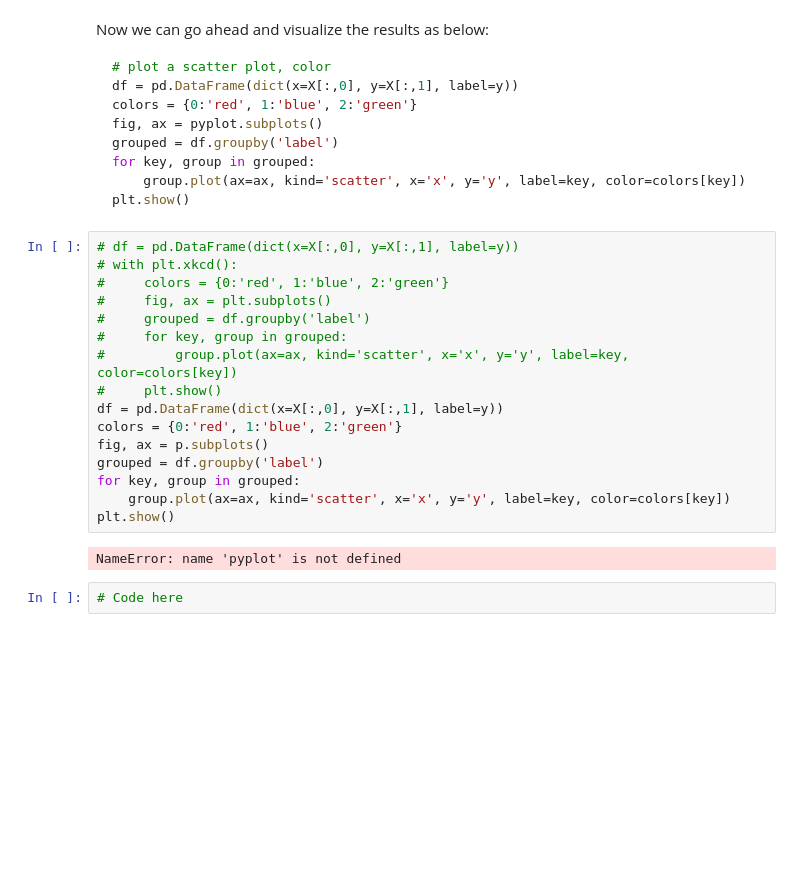
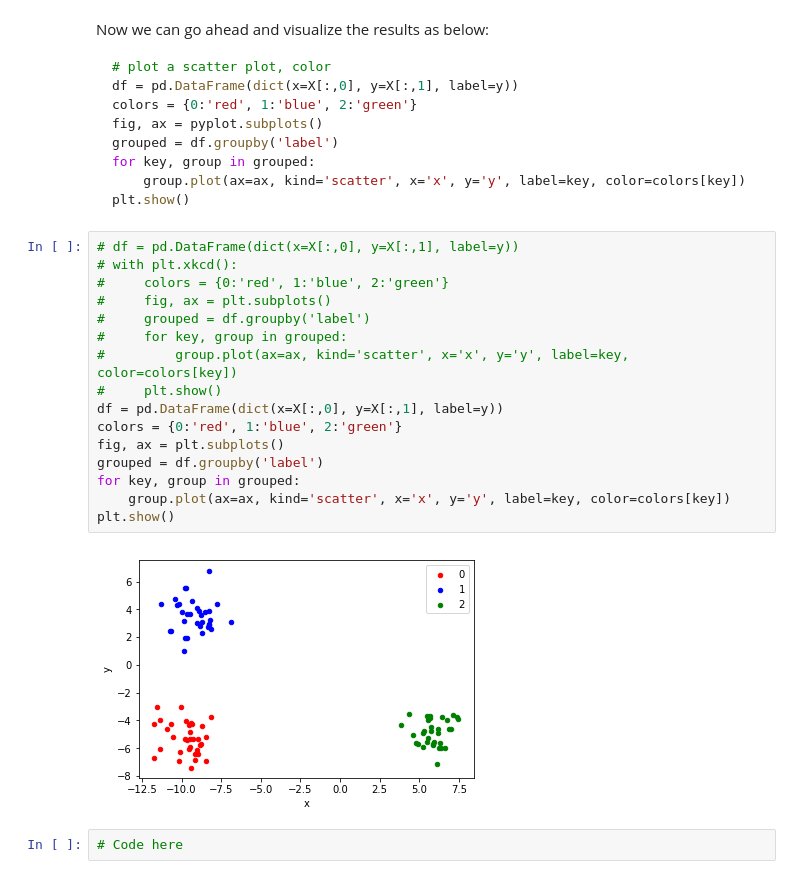
Before and after one commit to AlecMorgan/dsc-2-23-05-data-generation-process-code-along-seattle-ds-career-040119, a Jupyter notebook: index.ipynb, the cells around one changed output. Saved outputs shown, nothing was run; the diff lists cells and outputs as text; blank space fills up the shorter version.

```diff
--- a/index.ipynb
+++ b/index.ipynb
@@ -57,21 +57,21 @@ plt.show()
 # %%
 # df = pd.DataFrame(dict(x=X[:,0], y=X[:,1], label=y))
 # with plt.xkcd():
 #     colors = {0:'red', 1:'blue', 2:'green'}
 #     fig, ax = plt.subplots()
 #     grouped = df.groupby('label')
 #     for key, group in grouped:
 #         group.plot(ax=ax, kind='scatter', x='x', y='y', label=key, color=colors[key])
 #     plt.show()
 df = pd.DataFrame(dict(x=X[:,0], y=X[:,1], label=y))
 colors = {0:'red', 1:'blue', 2:'green'}
-fig, ax = p.subplots()
+fig, ax = plt.subplots()
 grouped = df.groupby('label')
 for key, group in grouped:
     group.plot(ax=ax, kind='scatter', x='x', y='y', label=key, color=colors[key])
 plt.show()
 # %% [output]
-NameError: name 'pyplot' is not defined
+[figure, added]
 # %%
 # Code here
 # %% [output]
```
